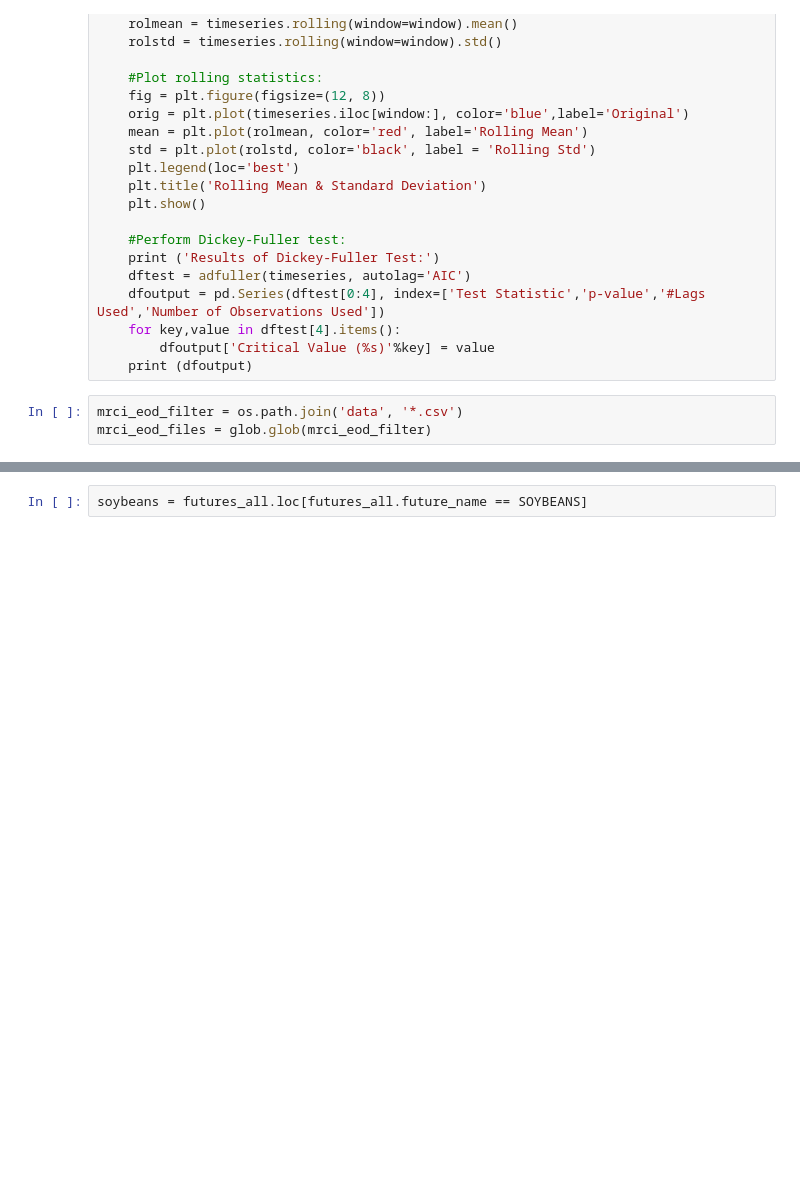
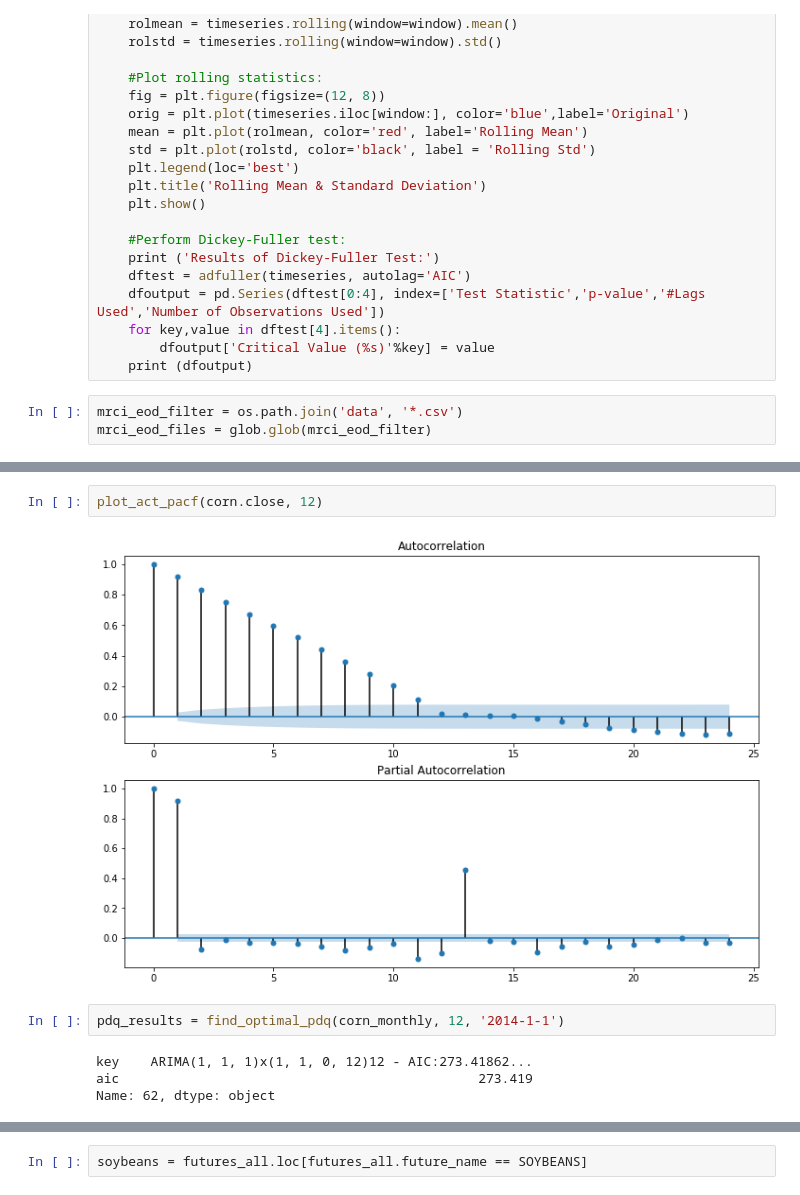
Before and after one commit to Pballer/futures_timeseries_analysis, a Jupyter notebook: format_mrci.ipynb, the cells around one changed output, grey strips where cells are left out. Saved outputs shown, nothing was run; the diff lists cells and outputs as text; blank space fills up the shorter version.

```diff
--- a/format_mrci.ipynb
+++ b/format_mrci.ipynb
@@ -72,0 +163,10 @@ futures_all.loc[:, 'open':] = futures_all.loc[:, 'open':].applymap(np.double)
+# %%
+plot_act_pacf(corn.close, 12)
+# %% [output]
+[figure, added]
+# %%
+pdq_results = find_optimal_pdq(corn_monthly, 12, '2014-1-1')
+# %% [output]
+key    ARIMA(1, 1, 1)x(1, 1, 0, 12)12 - AIC:273.41862...
+aic                                              273.419
+Name: 62, dtype: object
```
Also changed, not shown: parts of 30 cells of this notebook.
